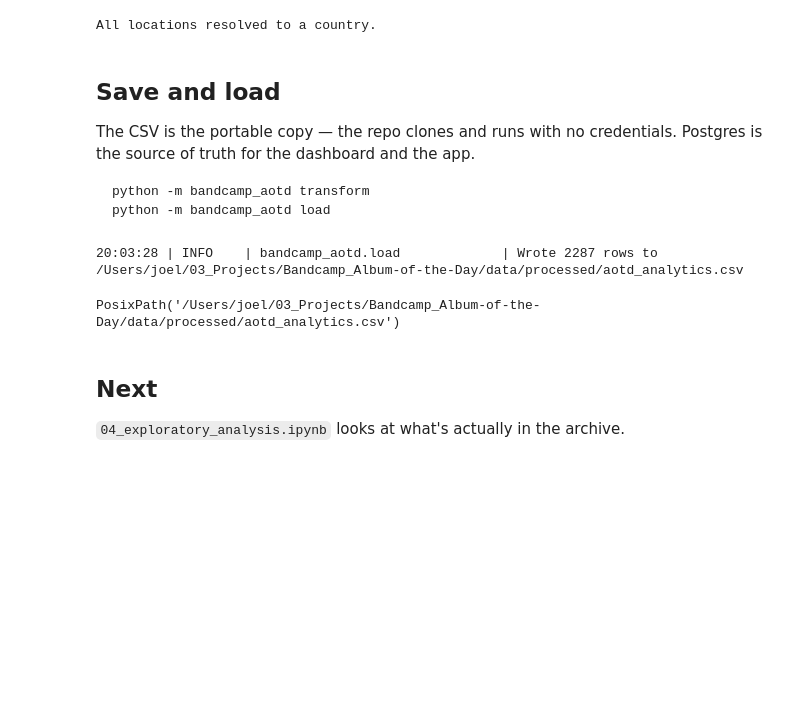
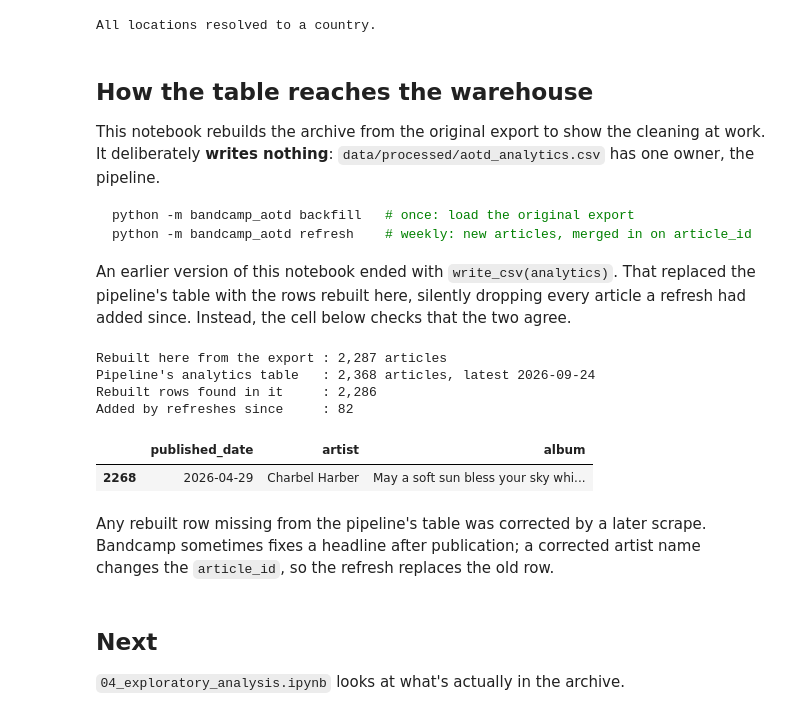
Before and after one commit to Joelb991/Bandcamp_Album-of-the-Day, a Jupyter notebook: notebooks/03_data_cleaning_and_geography.ipynb, the cells around one changed output. Cells and saved outputs as stored; diff of their text form; code cells hidden in the pictures; blank space fills up the shorter version.

````diff
--- a/notebooks/03_data_cleaning_and_geography.ipynb
+++ b/notebooks/03_data_cleaning_and_geography.ipynb
@@ -226,23 +228,44 @@ print(missing if len(missing) else "All locations resolved to a country.")
 # %% [output]
 All locations resolved to a country.
 # %% [markdown]
-## Save and load
+## How the table reaches the warehouse
 
-The CSV is the portable copy — the repo clones and runs with no credentials.
-Postgres is the source of truth for the dashboard and the app.
+This notebook rebuilds the archive from the original export to show the
+cleaning at work. It deliberately **writes nothing**:
+`data/processed/aotd_analytics.csv` has one owner, the pipeline.
 
 ```bash
-python -m bandcamp_aotd transform
-python -m bandcamp_aotd load
+python -m bandcamp_aotd backfill   # once: load the original export
+python -m bandcamp_aotd refresh    # weekly: new articles, merged in on article_id
 ```
+
+An earlier version of this notebook ended with `write_csv(analytics)`. That
+replaced the pipeline's table with the rows rebuilt here, silently dropping
+every article a refresh had added since. Instead, the cell below checks that
+the two agree.
 # %%
-from bandcamp_aotd.load import write_csv
+committed = pd.read_csv(config.ANALYTICS_CSV)
+in_committed = analytics["article_id"].isin(committed["article_id"])
+added_since = ~committed["article_id"].isin(analytics["article_id"])
 
-write_csv(analytics)
+print(f"Rebuilt here from the export : {len(analytics):,} articles")
+print(f"Pipeline's analytics table   : {len(committed):,} articles, "
+      f"latest {committed['published_date'].max()}")
+print(f"Rebuilt rows found in it     : {in_committed.sum():,}")
+print(f"Added by refreshes since     : {added_since.sum():,}")
+analytics.loc[~in_committed, ["published_date", "artist", "album"]]
 # %% [output]
-20:03:28 | INFO    | bandcamp_aotd.load             | Wrote 2287 rows to /Users/joel/03_Projects/Bandcamp_Album-of-the-Day/data/processed/aotd_analytics.csv
+Rebuilt here from the export : 2,287 articles
+Pipeline's analytics table   : 2,368 articles, latest 2026-09-24
+Rebuilt rows found in it     : 2,286
+Added by refreshes since     : 82
-PosixPath('/Users/joel/03_Projects/Bandcamp_Album-of-the-Day/data/processed/aotd_analytics.csv')
+|  | published_date | artist | album |
+| 2268 | 2026-04-29 | Charbel Harber | May a soft sun bless your sky whi... |
 # %% [markdown]
-## Next
-
-`04_exploratory_analysis.ipynb` looks at what's actually in the archive.
+Any rebuilt row missing from the pipeline's table was corrected by a later
+scrape. Bandcamp sometimes fixes a headline after publication; a corrected
+artist name changes the `article_id`, so the refresh replaces the old row.
+# %% [markdown]
+## Next
+
+`04_exploratory_analysis.ipynb` looks at what's actually in the archive.
````
Also changed, not shown: parts of 3 cells of this notebook, 4 other files.
